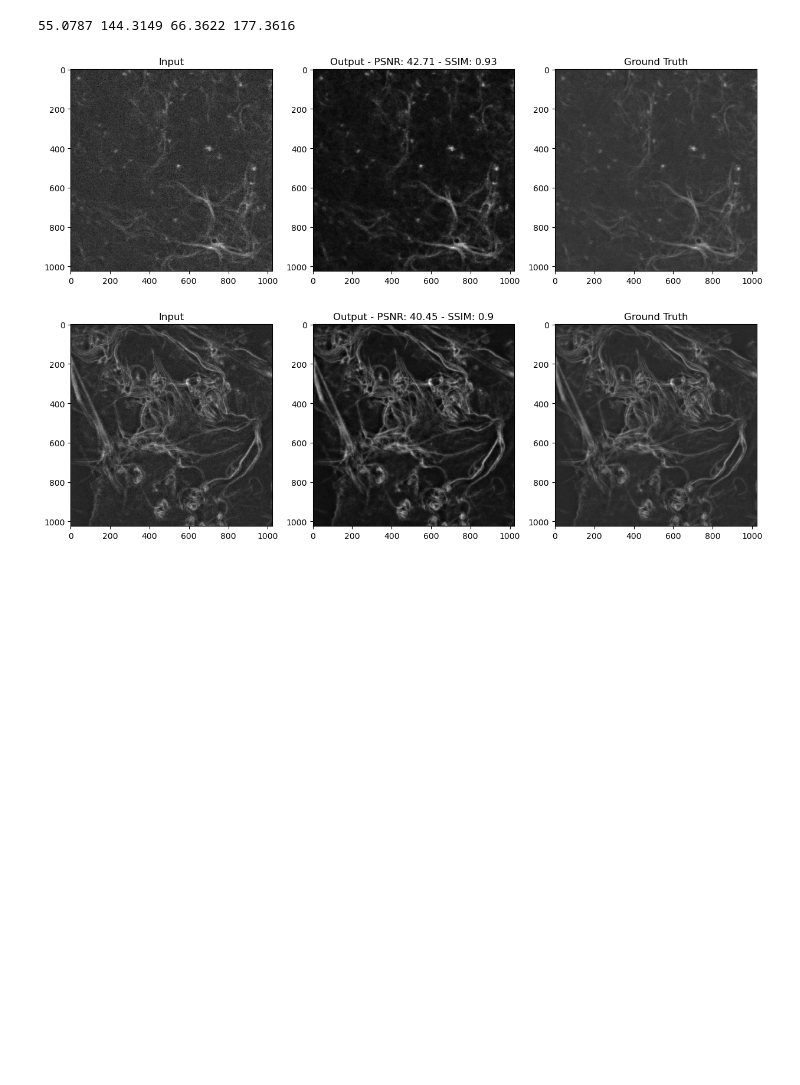
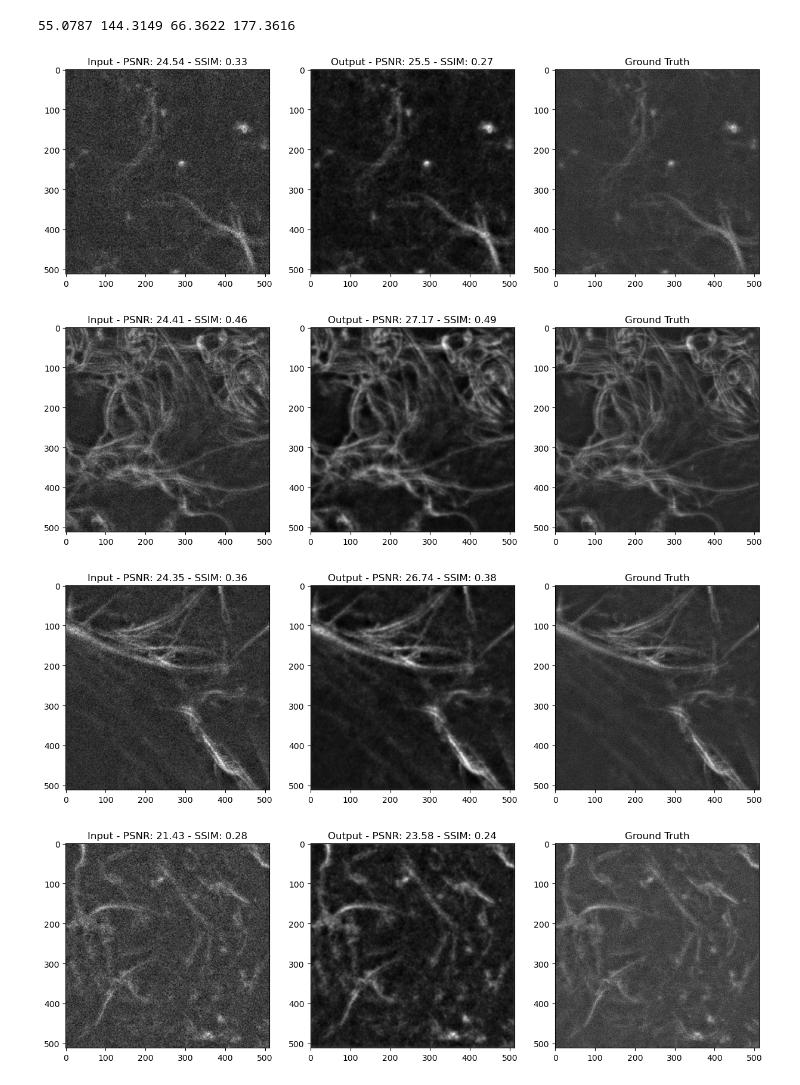
Before and after one commit to peterhpark/the_restorators, a Jupyter notebook: src/inference.ipynb, the cells around one changed output. Cells and saved outputs as stored; diff of their text form; code cells hidden in the pictures; blank space fills up the shorter version.

```diff
--- a/src/inference.ipynb
+++ b/src/inference.ipynb
@@ -30,47 +30,54 @@ std_gt = 177.3616
 input_dir_test = "/mnt/efs/shared_data/restorators/monalisa_data/Actin_20nmScanStep/train/input"
 gt_dir_test = "/mnt/efs/shared_data/restorators/monalisa_data/Actin_20nmScanStep/train/gt"
 
-transform = transforms.CenterCrop(1024)
+transform = transforms.CenterCrop(512)
 
 test_data = SimpleMonalisaDataset(input_dir_test,gt_dir_test, transform=transform, mean_input = avg_input, std_input = std_input, mean_gt = avg_gt, std_gt = std_gt)
 test_loader = DataLoader(test_data,batch_size=5)
 
-model = torch.load("/home/guillaumem/the_restorators/model_L2loss.pt")
+model = torch.load("/home/guillaumem/the_restorators/model_L1_depth2.pt")
 device = torch.device ("cuda")
 
 for idx, (input, gt) in enumerate(test_loader):
 
     input = input.to(device)
     prediction = model(input)
 
 
     input = input.cpu().numpy()
     gt = gt.cpu().numpy()
     prediction = prediction.cpu().detach().numpy()
 
     input =input[0,0,...]
     gt = gt[0,0,...]
     prediction = prediction [0,0,...]
 
-    psnr_test = round(psnr(gt,prediction,data_range=60),2)
-    ssim_test = round(ssim(gt,prediction,data_range=60),2)
+    range = np.max(gt) - np.min(gt)
+
+    psnr_input = round(psnr(gt,input,data_range=range),2)
+    ssim_input = round(ssim(gt,input,data_range=range),2)
+
+    psnr_test = round(psnr(gt,prediction,data_range=range),2)
+    ssim_test = round(ssim(gt,prediction,data_range=range),2)
 
     #imsave(f"inference_results/pred{idx:02d}.tiff",prediction)
     #imsave(f"inference_results/gt{idx:02d}.tiff",gt)
     #imsave(f"inference_results/input{idx:02d}.tiff",input)
 
     plt.figure(figsize=(15, 5))
     plt.subplot(1,3,1)
-    plt.title("Input")
+    plt.title(f"Input - PSNR: {psnr_input} - SSIM: {ssim_input}")
     plt.imshow(input,cmap='gray')
     plt.subplot(1,3,2)
     plt.title(f"Output - PSNR: {psnr_test} - SSIM: {ssim_test}")
     plt.imshow(prediction,cmap='gray')
     plt.subplot(1,3,3)
     plt.title("Ground Truth")
     plt.imshow(gt,cmap='gray')
     plt.show()
 # %% [output]
 55.0787 144.3149 66.3622 177.3616
-[figure, old version]
+[figure, new version]
-[figure, old version]
+[figure, new version]
+[figure, added]
+[figure, added]
```
Also changed, not shown: parts of 1 cell of this notebook, 3 other files.
